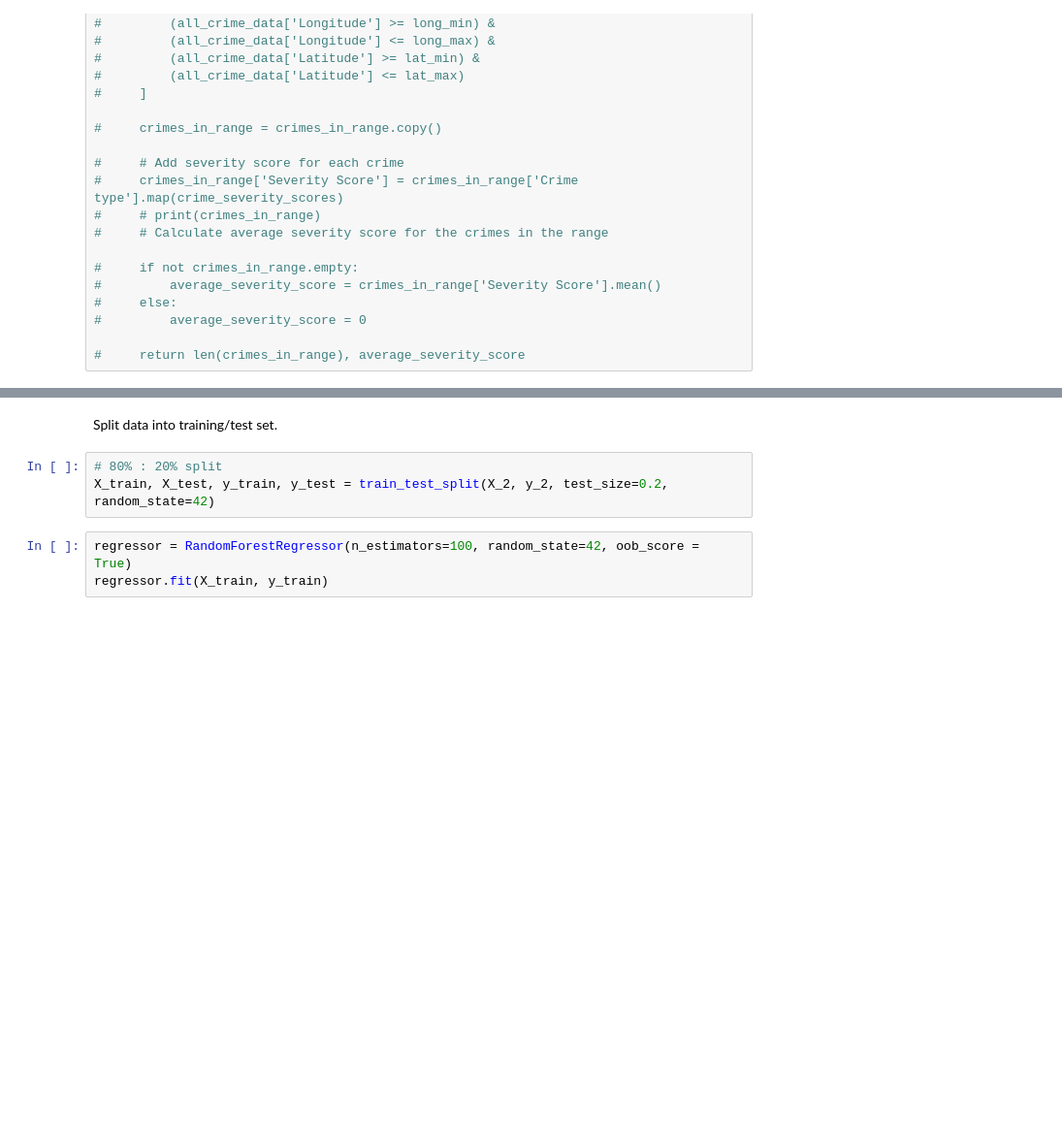
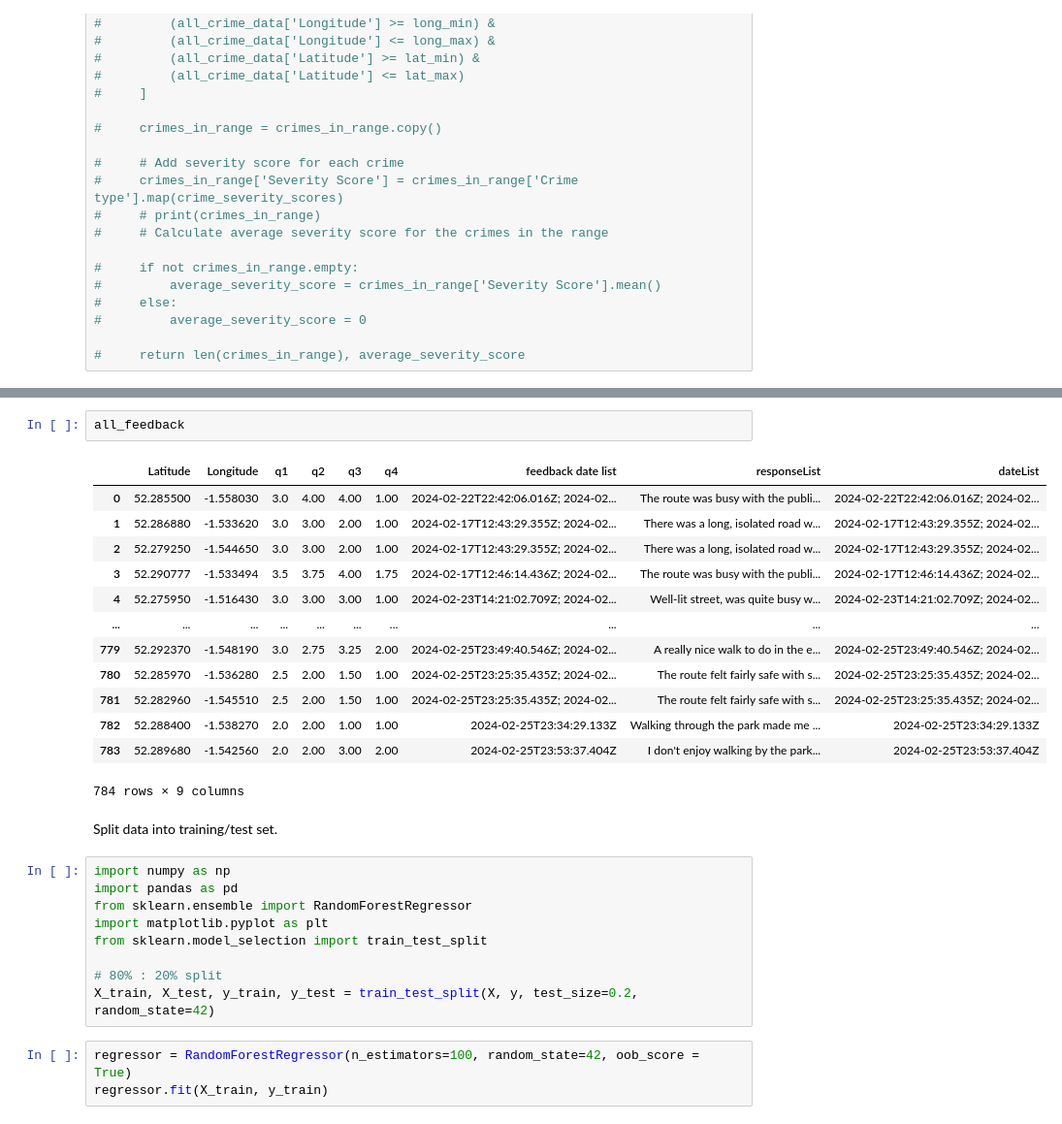
Before and after one commit to loisperryman02/proutectapp, a Jupyter notebook: mobile-application/python-files/machine_learning_implementation.ipynb, the cells around one changed output, grey strips where cells are left out. Shown: that part at 97% size. Cells and saved outputs as stored; diff of their text form; blank space fills up the shorter version.

```diff
--- a/mobile-application/python-files/machine_learning_implementation.ipynb
+++ b/mobile-application/python-files/machine_learning_implementation.ipynb
@@ -256,8 +282,30 @@ Name: Classification, Length: 784, dtype: float64
+# %%
+all_feedback
+# %% [output]
+|  | Latitude | Longitude | q1 | q2 | q3 | q4 | feedback date list | responseList | dateList |
+| 0 | 52.285500 | -1.558030 | 3.0 | 4.00 | 4.00 | 1.00 | 2024-02-22T22:42:06.016Z; 2024-02... | The route was busy with the publi... | 2024-02-22T22:42:06.016Z; 2024-02... |
+| 1 | 52.286880 | -1.533620 | 3.0 | 3.00 | 2.00 | 1.00 | 2024-02-17T12:43:29.355Z; 2024-02... | There was a long, isolated road w... | 2024-02-17T12:43:29.355Z; 2024-02... |
+| 2 | 52.279250 | -1.544650 | 3.0 | 3.00 | 2.00 | 1.00 | 2024-02-17T12:43:29.355Z; 2024-02... | There was a long, isolated road w... | 2024-02-17T12:43:29.355Z; 2024-02... |
+| 3 | 52.290777 | -1.533494 | 3.5 | 3.75 | 4.00 | 1.75 | 2024-02-17T12:46:14.436Z; 2024-02... | The route was busy with the publi... | 2024-02-17T12:46:14.436Z; 2024-02... |
+| 4 | 52.275950 | -1.516430 | 3.0 | 3.00 | 3.00 | 1.00 | 2024-02-23T14:21:02.709Z; 2024-02... | Well-lit street, was quite busy w... | 2024-02-23T14:21:02.709Z; 2024-02... |
+| ... | ... | ... | ... | ... | ... | ... | ... | ... | ... |
+| 779 | 52.292370 | -1.548190 | 3.0 | 2.75 | 3.25 | 2.00 | 2024-02-25T23:49:40.546Z; 2024-02... | A really nice walk to do in the e... | 2024-02-25T23:49:40.546Z; 2024-02... |
+| 780 | 52.285970 | -1.536280 | 2.5 | 2.00 | 1.50 | 1.00 | 2024-02-25T23:25:35.435Z; 2024-02... | The route felt fairly safe with s... | 2024-02-25T23:25:35.435Z; 2024-02... |
+| 781 | 52.282960 | -1.545510 | 2.5 | 2.00 | 1.50 | 1.00 | 2024-02-25T23:25:35.435Z; 2024-02... | The route felt fairly safe with s... | 2024-02-25T23:25:35.435Z; 2024-02... |
+| 782 | 52.288400 | -1.538270 | 2.0 | 2.00 | 1.00 | 1.00 | 2024-02-25T23:34:29.133Z | Walking through the park made me ... | 2024-02-25T23:34:29.133Z |
+| 783 | 52.289680 | -1.542560 | 2.0 | 2.00 | 3.00 | 2.00 | 2024-02-25T23:53:37.404Z | I don't enjoy walking by the park... | 2024-02-25T23:53:37.404Z |
+784 rows × 9 columns
 # %% [markdown]
 Split data into training/test set.
 # %%
+import numpy as np
+import pandas as pd
+from sklearn.ensemble import RandomForestRegressor
+import matplotlib.pyplot as plt
+from sklearn.model_selection import train_test_split
+
 # 80% : 20% split
-X_train, X_test, y_train, y_test = train_test_split(X_2, y_2, test_size=0.2, random_state=42)
+X_train, X_test, y_train, y_test = train_test_split(X, y, test_size=0.2, random_state=42)
 # %%
 regressor = RandomForestRegressor(n_estimators=100, random_state=42, oob_score = True)
 regressor.fit(X_train, y_train)
```
Also changed, not shown: parts of 8 cells of this notebook, 8 other files.
